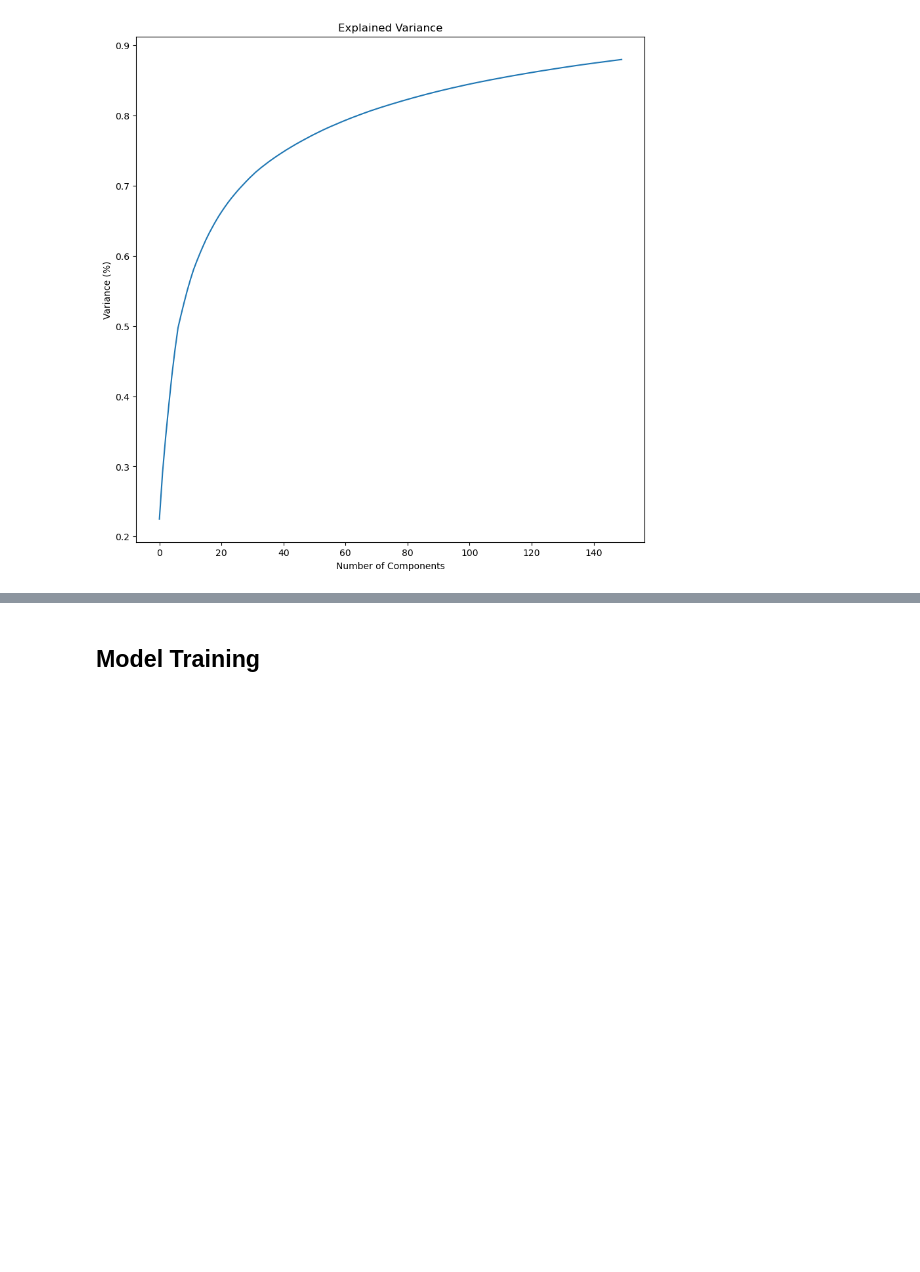
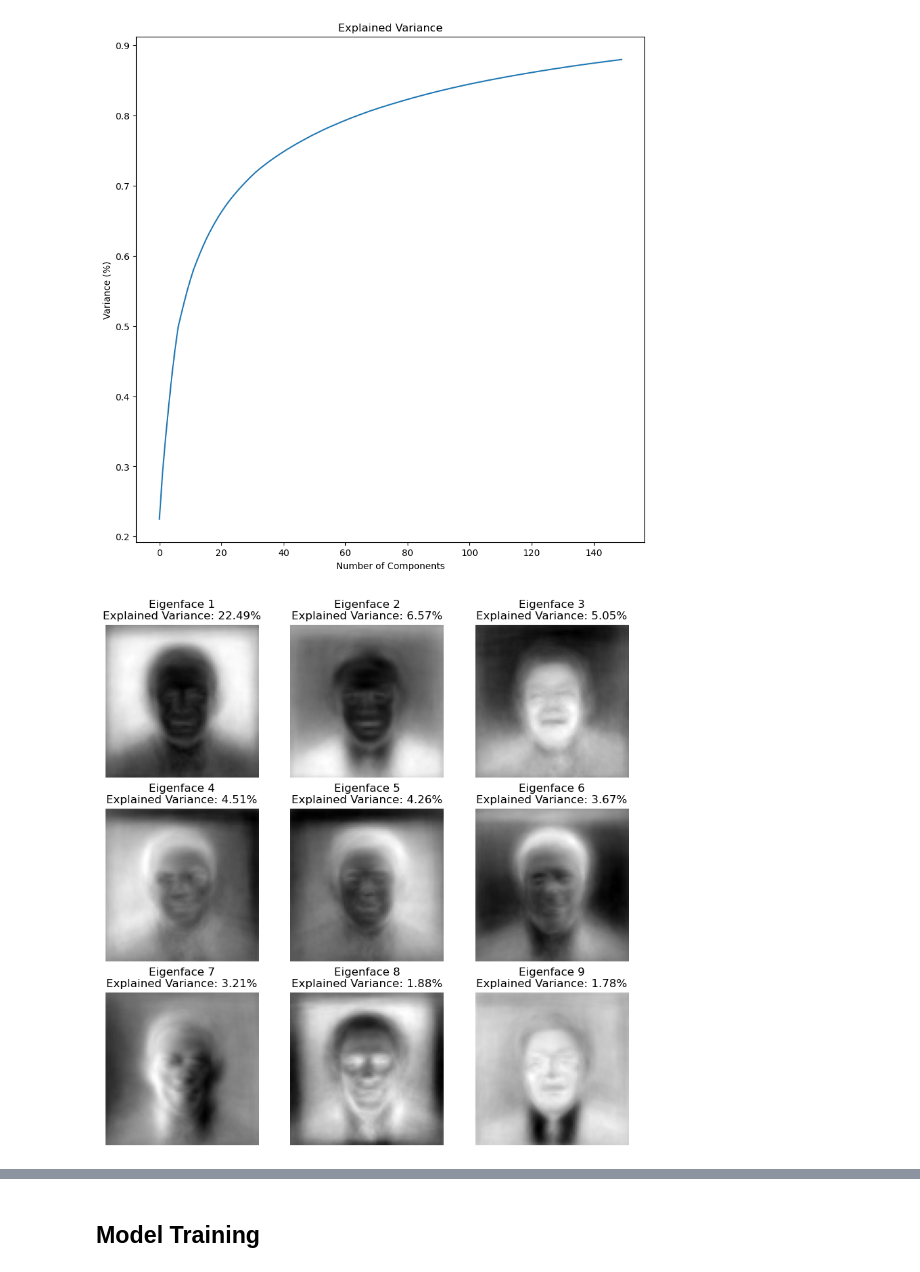
Before and after one commit to kimhonggithub/Project-Face-Regonition, a Jupyter notebook: face_main.ipynb, the cells around one changed output, grey strips where cells are left out. Drawn from its saved outputs; the diff is of its cells as text; code cells hidden in the pictures; blank space fills up the shorter version.

```diff
--- a/face_main.ipynb
+++ b/face_main.ipynb
@@ -255,4 +277,25 @@ plt.title('Explained Variance')
 plt.show()
 # %% [output]
 [figure]
+# %%
+# Assuming pca is your PCA object and X_train is your training data
+# Calculate explained variance ratio for each component
+explained_variance_ratio = pca.explained_variance_ratio_
+
+# Plot the eigenfaces with information in the title
+def plot_eigenfaces(components, h, w, rows, cols, explained_variance_ratio):
+    plt.figure(figsize=(10, 10))
+
+    for i in range(rows * cols):
+        plt.subplot(rows, cols, i + 1)
+        plt.imshow(components[i].reshape((h, w)), cmap='gray')
+        plt.title(f'Eigenface {i + 1}\nExplained Variance: {explained_variance_ratio[i]*100:.2f}%')
+        plt.axis('off')
+
+    plt.show()
+
+# Assuming your images have dimensions 80x80, adjust as needed
+plot_eigenfaces(pca.components_, 80, 80, 3, 3, explained_variance_ratio)
+# %% [output]
+[figure, added]
 # %% [markdown]
```
Also changed, not shown: parts of 19 cells of this notebook.
